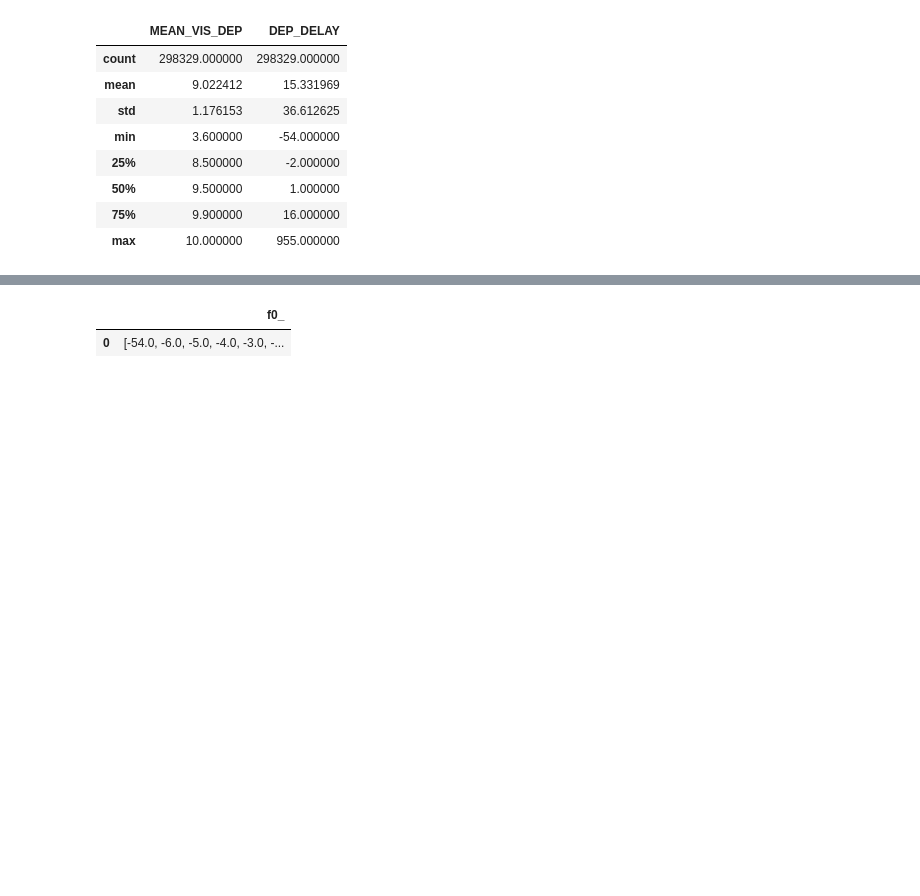
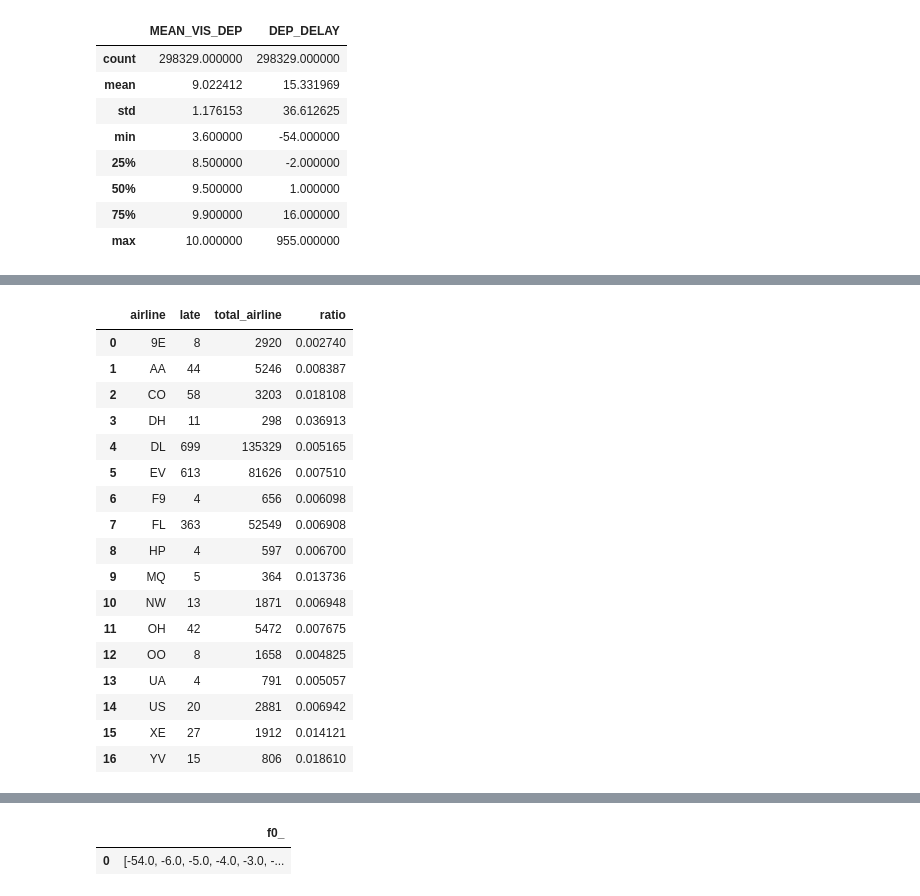
Before and after one commit to Project-Ellie/home-in-time, a Jupyter notebook: 00_Data_Exploration.ipynb, the cells around one changed output, grey strips where cells are left out. Saved outputs shown, nothing was run; the diff lists cells and outputs as text; code cells hidden in the pictures; blank space fills up the shorter version.

```diff
--- a/00_Data_Exploration.ipynb
+++ b/00_Data_Exploration.ipynb
@@ -191,0 +237,30 @@ flights[['MEAN_VIS_DEP', 'DEP_DELAY']].describe()
+# %%
+%%bigquery lateones
+with
+late_ones as (
+    select airline as al, count(airline) as count_late from examples.ATL_JUNE_SIGNATURE
+    where dep_delay > 200 group by airline order by airline),
+all_flights as (
+    select airline as aa , count(airline) as count_all from examples.ATL_JUNE_SIGNATURE
+    group by airline order by airline)
+select al as airline, count_late as late, count_all as total_airline, count_late/count_all as ratio from
+late_ones l join all_flights a on l.al = a.aa
+# %% [output]
+|  | airline | late | total_airline | ratio |
+| 0 | 9E | 8 | 2920 | 0.002740 |
+| 1 | AA | 44 | 5246 | 0.008387 |
+| 2 | CO | 58 | 3203 | 0.018108 |
+| 3 | DH | 11 | 298 | 0.036913 |
+| 4 | DL | 699 | 135329 | 0.005165 |
+| 5 | EV | 613 | 81626 | 0.007510 |
+| 6 | F9 | 4 | 656 | 0.006098 |
+| 7 | FL | 363 | 52549 | 0.006908 |
+| 8 | HP | 4 | 597 | 0.006700 |
+| 9 | MQ | 5 | 364 | 0.013736 |
+| 10 | NW | 13 | 1871 | 0.006948 |
+| 11 | OH | 42 | 5472 | 0.007675 |
+| 12 | OO | 8 | 1658 | 0.004825 |
+| 13 | UA | 4 | 791 | 0.005057 |
+| 14 | US | 20 | 2881 | 0.006942 |
+| 15 | XE | 27 | 1912 | 0.014121 |
+| 16 | YV | 15 | 806 | 0.018610 |
```
Also changed, not shown: parts of 11 cells of this notebook, 9 other files.
